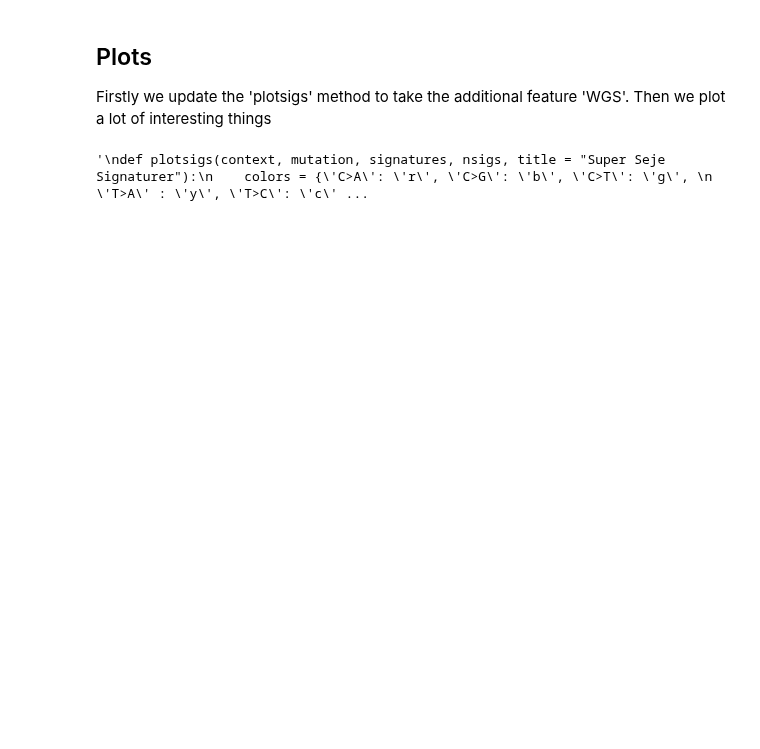
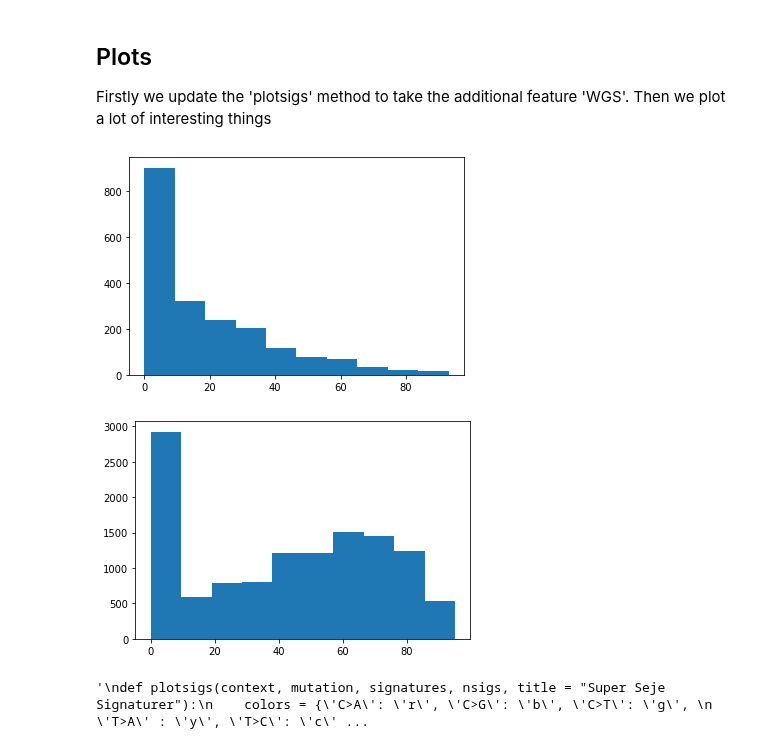
Before and after one commit to CLINDA-AAU/AAUtoSig, a Jupyter notebook: sequencing_mixed_extraction.ipynb, the cells around one changed output. Drawn from its saved outputs; the diff is of its cells as text; code cells hidden in the pictures; blank space fills up the shorter version.

```diff
--- a/sequencing_mixed_extraction.ipynb
+++ b/sequencing_mixed_extraction.ipynb
@@ -126,6 +165,17 @@ sigzzz = sigs_est
 # %% [markdown]
 ## Plots
 Firstly we update the 'plotsigs' method to take the additional feature 'WGS'. Then we plot a lot of interesting things
+# %%
+asd = (total.iloc[:,:-1] == 0).astype(int).sum(axis=1)
+true_dat = (total1.iloc[:,:-1] == 0).astype(int).sum(axis = 1)
+
+plt.hist(asd)
+plt.show()
+plt.hist(true_dat)
+plt.show()
+# %% [output]
+[figure, added]
+[figure, added]
 # %%
 import matplotlib.pyplot as plt
 '''
```
Also changed, not shown: parts of 4 cells of this notebook.
